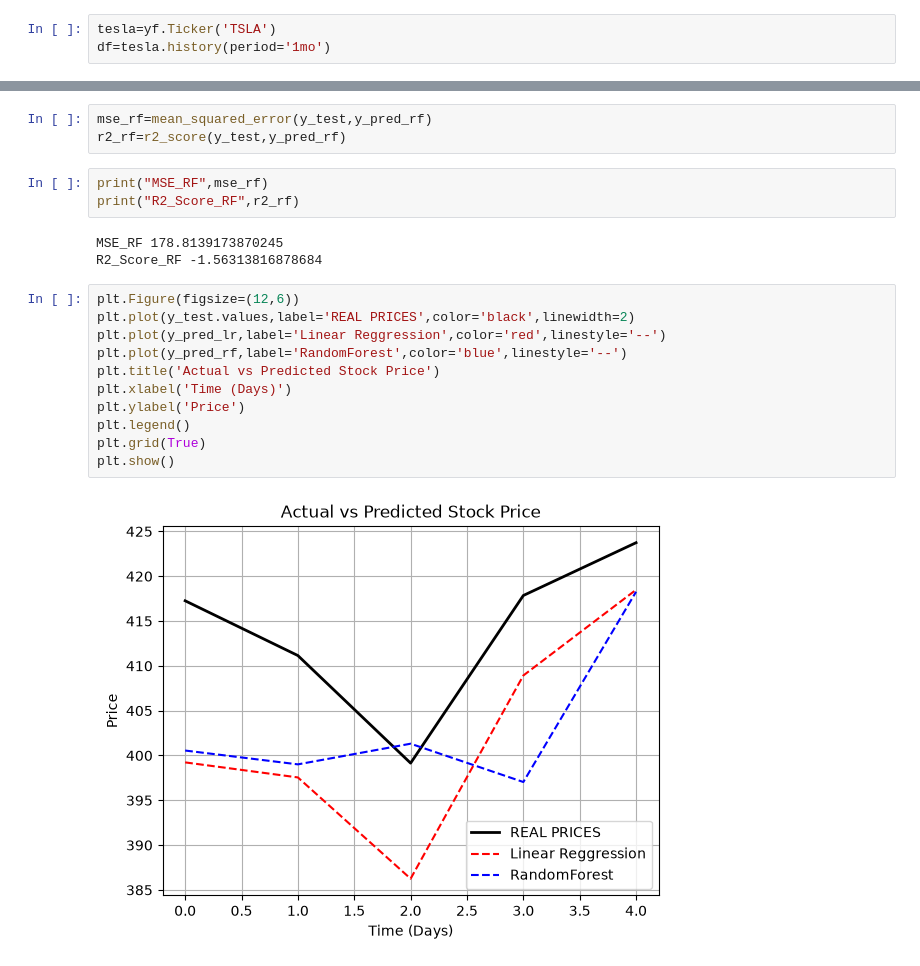
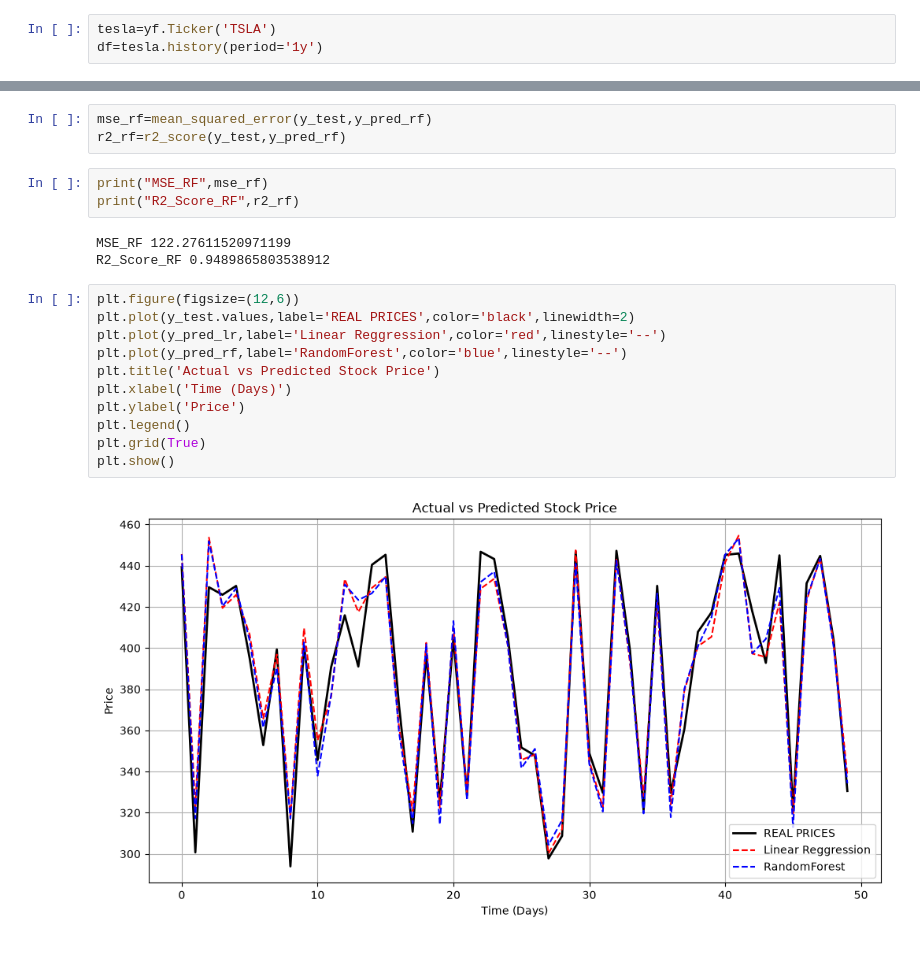
Before and after one commit to Haris7Nadeem/stock-price-prediction, a Jupyter notebook: t1.ipynb, the cells around one changed output, grey strips where cells are left out. Drawn from its saved outputs; the diff is of its cells as text.

```diff
--- a/t1.ipynb
+++ b/t1.ipynb
@@ -10,7 +10,7 @@ from sklearn.metrics import mean_squared_error,r2_score
 from sklearn.ensemble import RandomForestRegressor
 # %%
 tesla=yf.Ticker('TSLA')
-df=tesla.history(period='1mo')
+df=tesla.history(period='1y')
 # %%
 df.isnull().sum()
 # %% [output]
@@ -85,18 +85,18 @@ r2_rf=r2_score(y_test,y_pred_rf)
 print("MSE_RF",mse_rf)
 print("R2_Score_RF",r2_rf)
 # %% [output]
-MSE_RF 178.8139173870245
-R2_Score_RF -1.56313816878684
+MSE_RF 122.27611520971199
+R2_Score_RF 0.9489865803538912
 # %%
-plt.Figure(figsize=(12,6))
+plt.figure(figsize=(12,6))
 plt.plot(y_test.values,label='REAL PRICES',color='black',linewidth=2)
 plt.plot(y_pred_lr,label='Linear Reggression',color='red',linestyle='--')
 plt.plot(y_pred_rf,label='RandomForest',color='blue',linestyle='--')
 plt.title('Actual vs Predicted Stock Price')
 plt.xlabel('Time (Days)')
 plt.ylabel('Price')
 plt.legend()
 plt.grid(True)
 plt.show()
 # %% [output]
-[figure, old version]
+[figure, new version]
```
Also changed, not shown: parts of 3 cells of this notebook.
